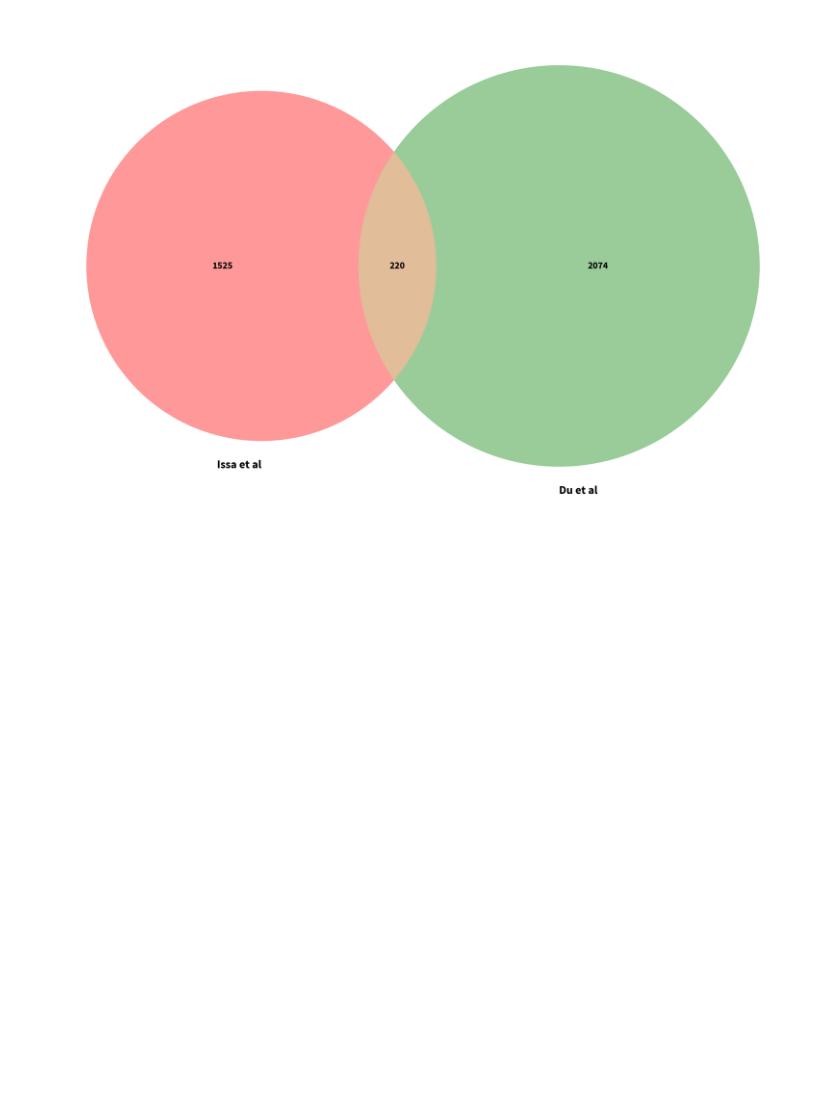
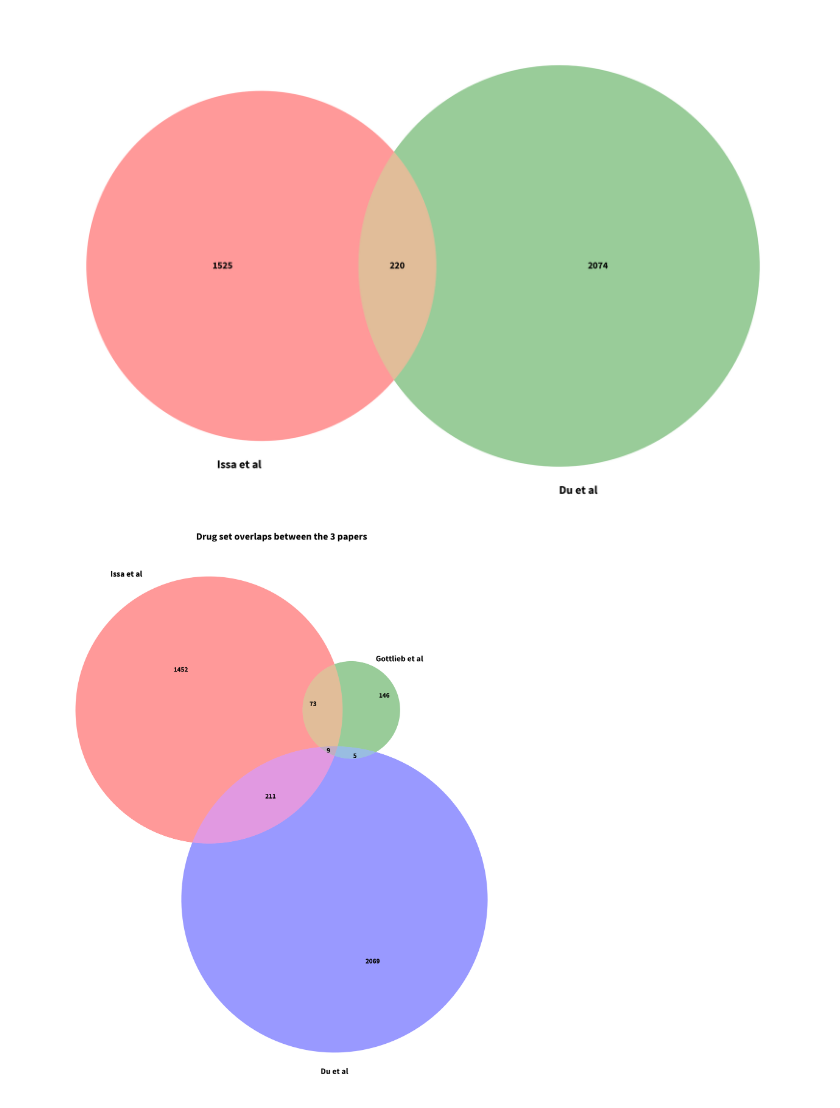
Before and after one commit to sebotic/wikidata_notebooks, a Jupyter notebook: Gottlieb paper data prep.ipynb, the cells around one changed output. Saved outputs shown, nothing was run; the diff lists cells and outputs as text; code cells hidden in the pictures; blank space fills up the shorter version.

Commit message:
added separate comparsion btwn drug and diseases

```diff
--- a/Gottlieb paper data prep.ipynb
+++ b/Gottlieb paper data prep.ipynb
@@ -582,3 +582,31 @@ venn2([issa_drugs, du_drugs], ('Issa et al', 'Du et al'))
 plt.show()
 # %% [output]
 [figure]
+# %%
+gottlieb_drugs = {x[0] for x in gottlieb_drug_disease_set}
+gottlieb_diseases = {x[1] for x in gottlieb_drug_disease_set}
+
+issa_diseases = {x[1] for x in issa_drug_disease_set}
+du_diseases = {x[1] for x in du_drug_disease_set}
+# %%
+plt.figure(figsize=(40,40))
+
+font = {'family' : 'Source Sans Pro',
+        'weight' : 'bold',
+        'size'   : 28}
+
+title_font = {'family' : 'Source Sans Pro',
+              'weight' : 'bold',
+              'size'   : 40}
+
+matplotlib.rc('font', **font)
+
+
+venn3([issa_drugs, gottlieb_drugs, du_drugs], ('Issa et al', 'Gottlieb et al', 'Du et al'))
+
+plt.title("Drug set overlaps between the 3 papers", fontdict=title_font)
+
+
+plt.show()
+# %% [output]
+[figure, added]
```
Also changed, not shown: parts of 8 cells of this notebook.
